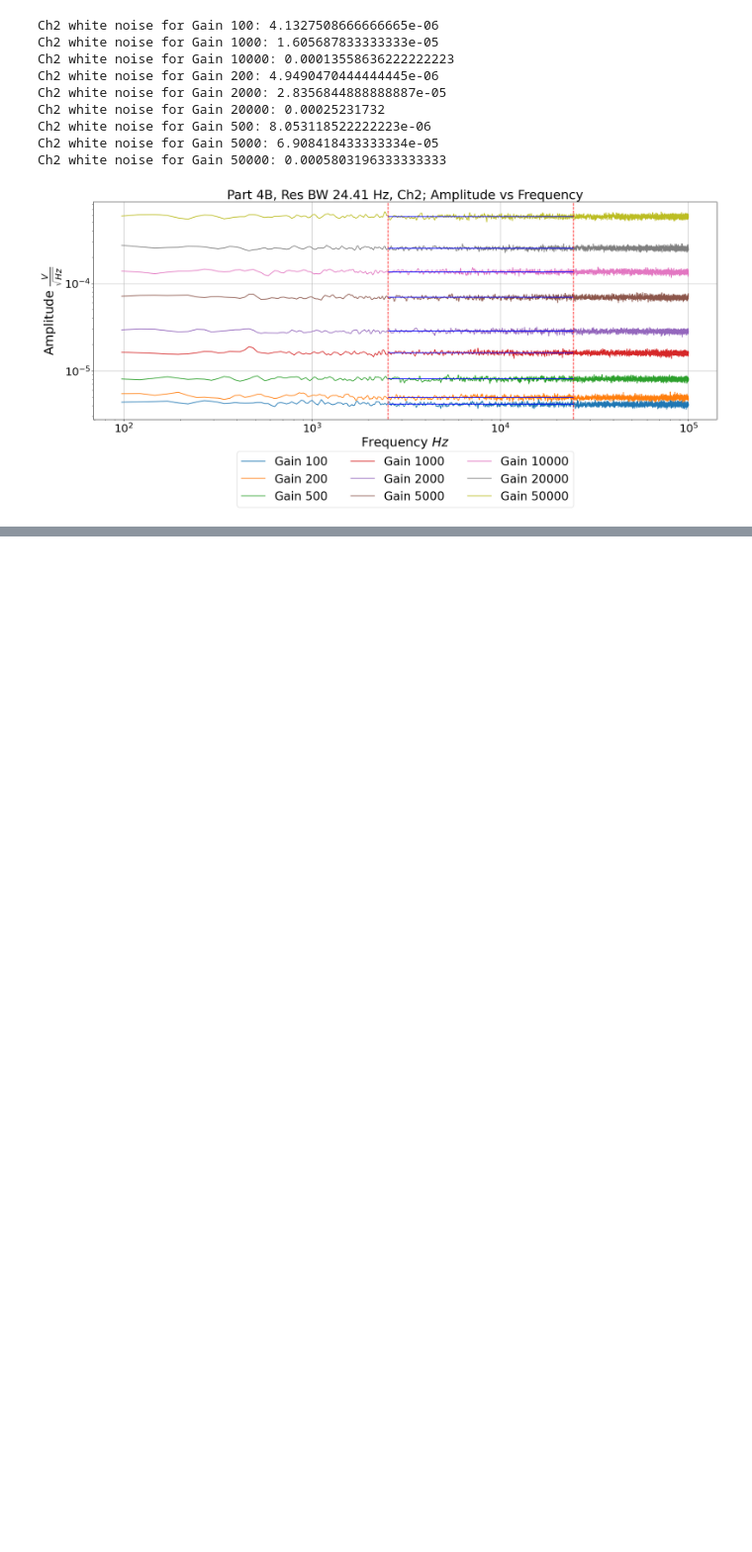
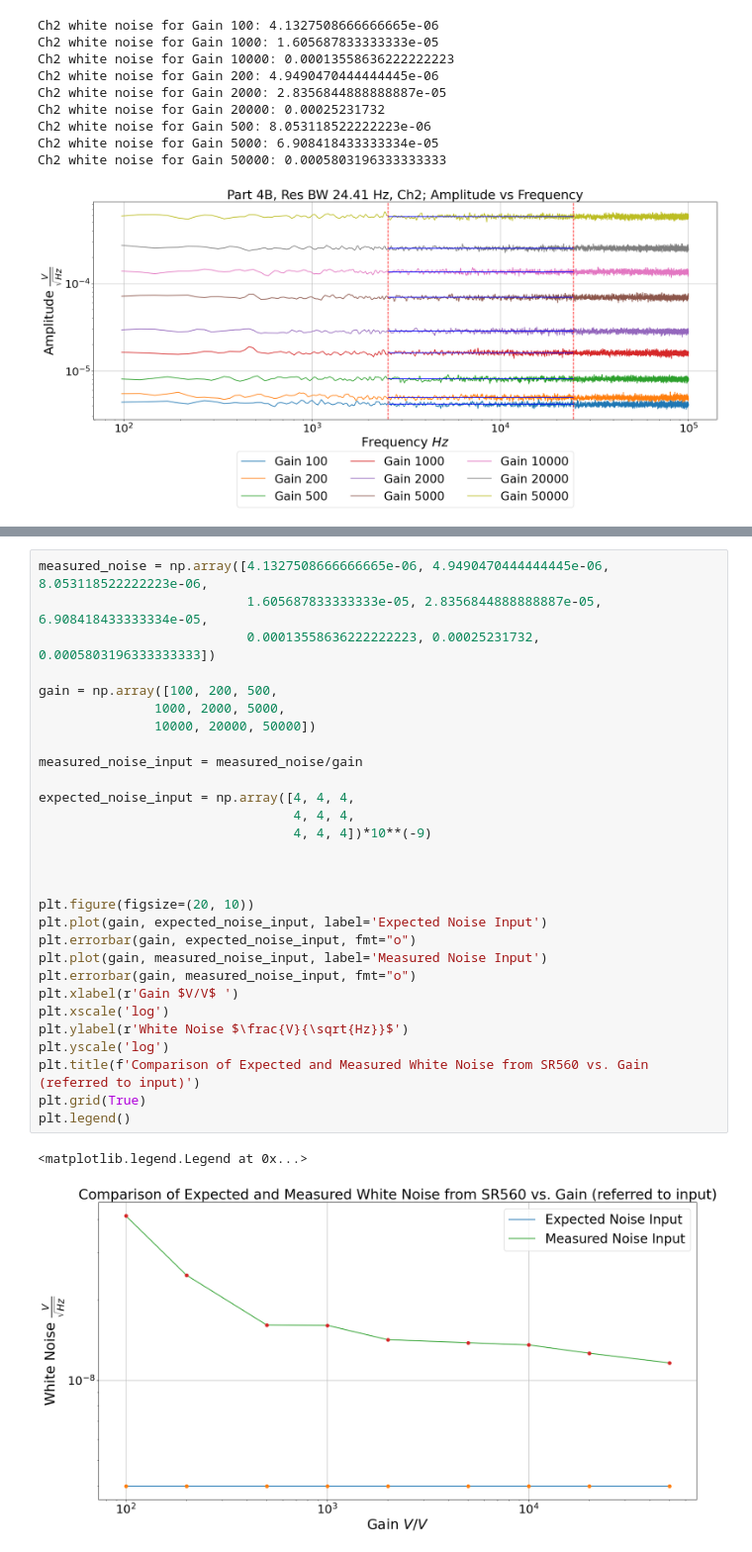
Before and after one commit to JJAmidei/QCT_Lab4, a Jupyter notebook: PlotsB.ipynb, the cells around one changed output, grey strips where cells are left out. Shown at 99% size. Drawn from its saved outputs; the diff is of its cells as text; blank space fills up the shorter version.

```diff
--- a/PlotsB.ipynb
+++ b/PlotsB.ipynb
@@ -298,0 +303,32 @@ plt.yscale('log')
+# %%
+measured_noise = np.array([4.1327508666666665e-06, 4.9490470444444445e-06, 8.053118522222223e-06,
+                           1.605687833333333e-05, 2.8356844888888887e-05, 6.908418433333334e-05,
+                           0.00013558636222222223, 0.00025231732, 0.0005803196333333333])
+
+gain = np.array([100, 200, 500,
+               1000, 2000, 5000,
+               10000, 20000, 50000])
+
+measured_noise_input = measured_noise/gain
+
+expected_noise_input = np.array([4, 4, 4,
+                                 4, 4, 4,
+                                 4, 4, 4])*10**(-9)
+
+
+
+plt.figure(figsize=(20, 10))
+plt.plot(gain, expected_noise_input, label='Expected Noise Input')
+plt.errorbar(gain, expected_noise_input, fmt="o")
+plt.plot(gain, measured_noise_input, label='Measured Noise Input')
+plt.errorbar(gain, measured_noise_input, fmt="o")
+plt.xlabel(r'Gain $V/V$ ')
+plt.xscale('log')
+plt.ylabel(r'White Noise $\frac{V}{\sqrt{Hz}}$')
+plt.yscale('log')
+plt.title(f'Comparison of Expected and Measured White Noise from SR560 vs. Gain (referred to input)')
+plt.grid(True)
+plt.legend()
+# %% [output]
+<matplotlib.legend.Legend at 0x...>
+[figure, added]
```
Also changed, not shown: parts of 1 cell of this notebook, 4 other files.
